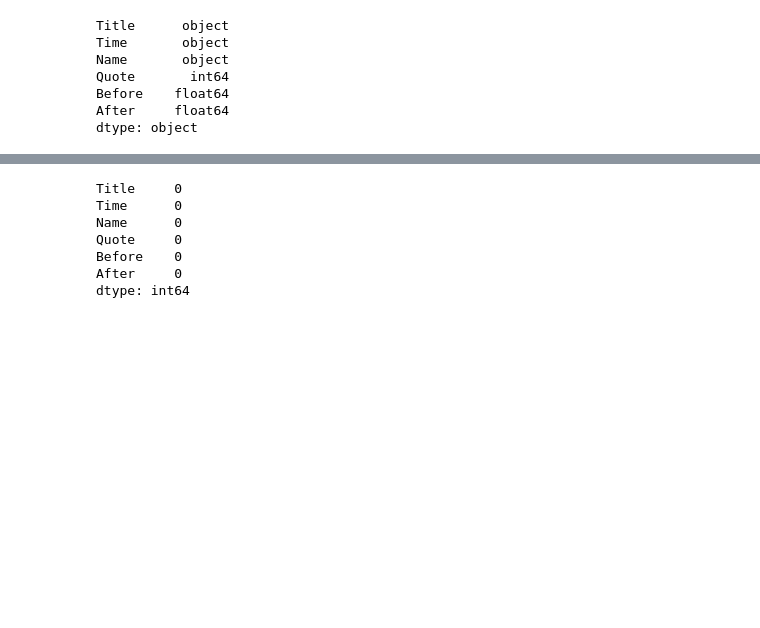
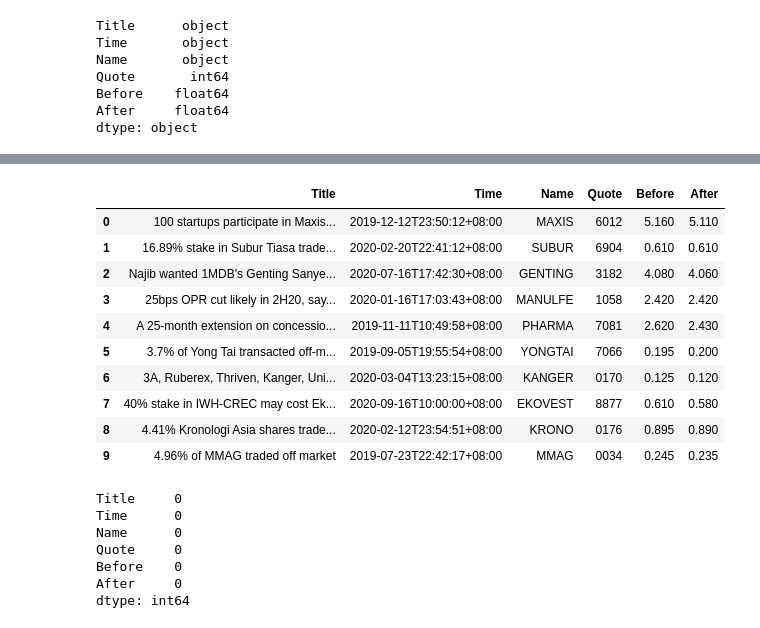
Before and after one commit to cshenglim0407/cpc353_Stock_Trend_Prediction, a Jupyter notebook: cpc353_assignment2.ipynb, the cells around one changed output, grey strips where cells are left out. Cells and saved outputs as stored; diff of their text form; code cells hidden in the pictures; blank space fills up the shorter version.

```diff
--- a/cpc353_assignment2.ipynb
+++ b/cpc353_assignment2.ipynb
@@ -63,3 +77,18 @@ dtype: object
+# %%
+# Inspect first 10 rows
+stock_df.head(10)
+# %% [output]
+|  | Title | Time | Name | Quote | Before | After |
+| 0 | 100 startups participate in Maxis... | 2019-12-12T23:50:12+08:00 | MAXIS | 6012 | 5.160 | 5.110 |
+| 1 | 16.89% stake in Subur Tiasa trade... | 2020-02-20T22:41:12+08:00 | SUBUR | 6904 | 0.610 | 0.610 |
+| 2 | Najib wanted 1MDB's Genting Sanye... | 2020-07-16T17:42:30+08:00 | GENTING | 3182 | 4.080 | 4.060 |
+| 3 | 25bps OPR cut likely in 2H20, say... | 2020-01-16T17:03:43+08:00 | MANULFE | 1058 | 2.420 | 2.420 |
+| 4 | A 25-month extension on concessio... | 2019-11-11T10:49:58+08:00 | PHARMA | 7081 | 2.620 | 2.430 |
+| 5 | 3.7% of Yong Tai transacted off-m... | 2019-09-05T19:55:54+08:00 | YONGTAI | 7066 | 0.195 | 0.200 |
+| 6 | 3A, Ruberex, Thriven, Kanger, Uni... | 2020-03-04T13:23:15+08:00 | KANGER | 0170 | 0.125 | 0.120 |
+| 7 | 40% stake in IWH-CREC may cost Ek... | 2020-09-16T10:00:00+08:00 | EKOVEST | 8877 | 0.610 | 0.580 |
+| 8 | 4.41% Kronologi Asia shares trade... | 2020-02-12T23:54:51+08:00 | KRONO | 0176 | 0.895 | 0.890 |
+| 9 | 4.96% of MMAG traded off market | 2019-07-23T22:42:17+08:00 | MMAG | 0034 | 0.245 | 0.235 |
 # %%
 # Check for missing values in the dataset
 stock_df.isnull().sum()
```
Also changed, not shown: parts of 9 cells of this notebook.
